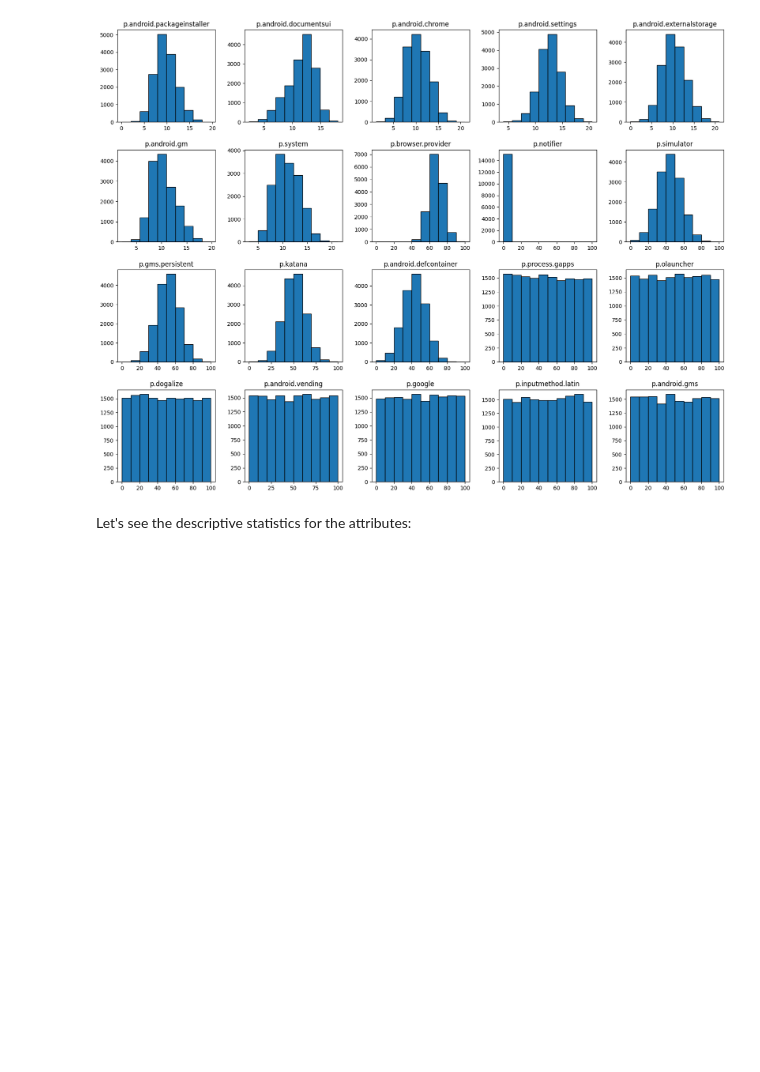
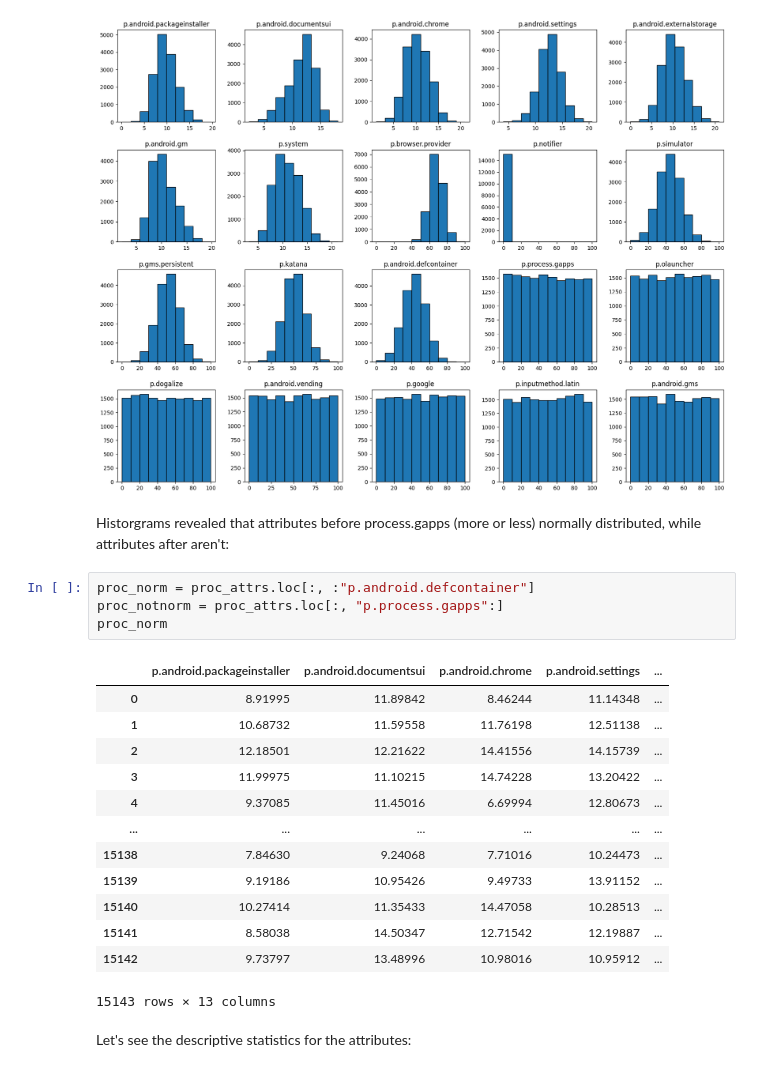
Before and after one commit to Yessirskiy/IAU-Project, a Jupyter notebook: project.ipynb, the cells around one changed output. Cells and saved outputs as stored; diff of their text form; blank space fills up the shorter version.

```diff
--- a/data/project.ipynb
+++ b/project.ipynb
@@ -159,6 +164,26 @@ proc_attrs.hist(ax=axis, edgecolor='black', grid=False)
 plt.show()
 # %% [output]
 [figure]
+# %% [markdown]
+Historgrams revealed that attributes before process.gapps (more or less) normally distributed, while attributes after aren't:
+# %%
+proc_norm = proc_attrs.loc[:, :"p.android.defcontainer"]
+proc_notnorm = proc_attrs.loc[:, "p.process.gapps":]
+proc_norm
+# %% [output]
+|  | p.android.packageinstaller | p.android.documentsui | p.android.chrome | p.android.settings | ... |
+| 0 | 8.91995 | 11.89842 | 8.46244 | 11.14348 | ... |
+| 1 | 10.68732 | 11.59558 | 11.76198 | 12.51138 | ... |
+| 2 | 12.18501 | 12.21622 | 14.41556 | 14.15739 | ... |
+| 3 | 11.99975 | 11.10215 | 14.74228 | 13.20422 | ... |
+| 4 | 9.37085 | 11.45016 | 6.69994 | 12.80673 | ... |
+| ... | ... | ... | ... | ... | ... |
+| 15138 | 7.84630 | 9.24068 | 7.71016 | 10.24473 | ... |
+| 15139 | 9.19186 | 10.95426 | 9.49733 | 13.91152 | ... |
+| 15140 | 10.27414 | 11.35433 | 14.47058 | 10.28513 | ... |
+| 15141 | 8.58038 | 14.50347 | 12.71542 | 12.19887 | ... |
+| 15142 | 9.73797 | 13.48996 | 10.98016 | 10.95912 | ... |
+15143 rows × 13 columns
 # %% [markdown]
 Let's see the descriptive statistics for the attributes:
 # %%
```
Also changed, not shown: parts of 18 cells of this notebook, 2 other files.
